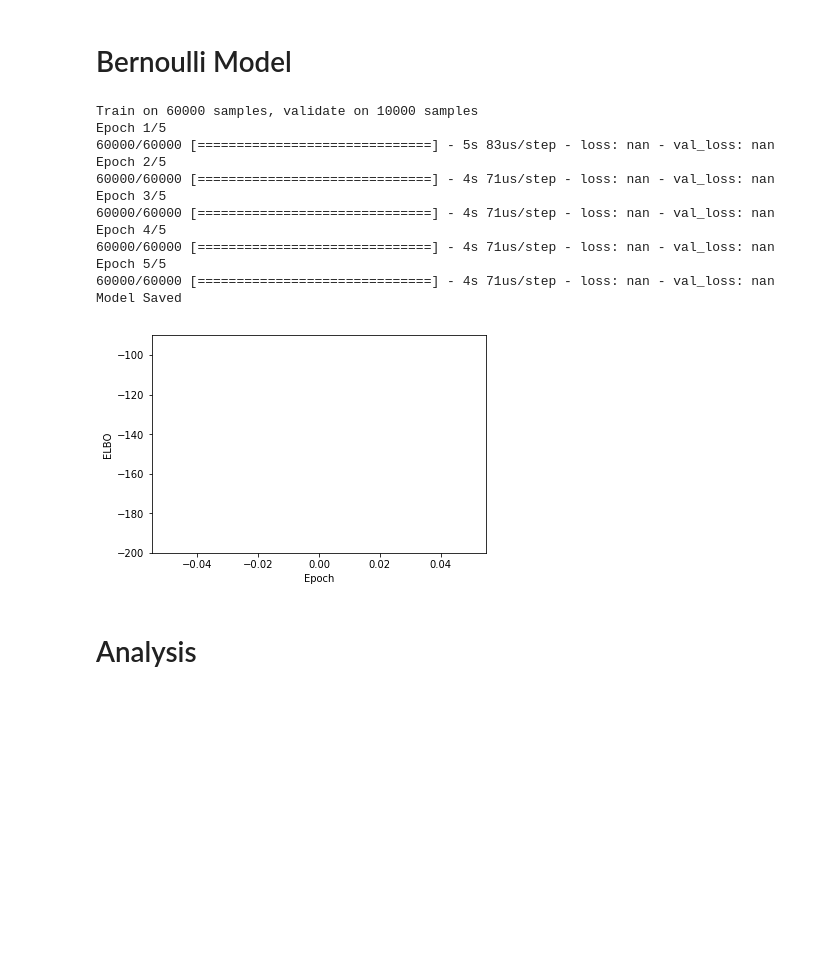
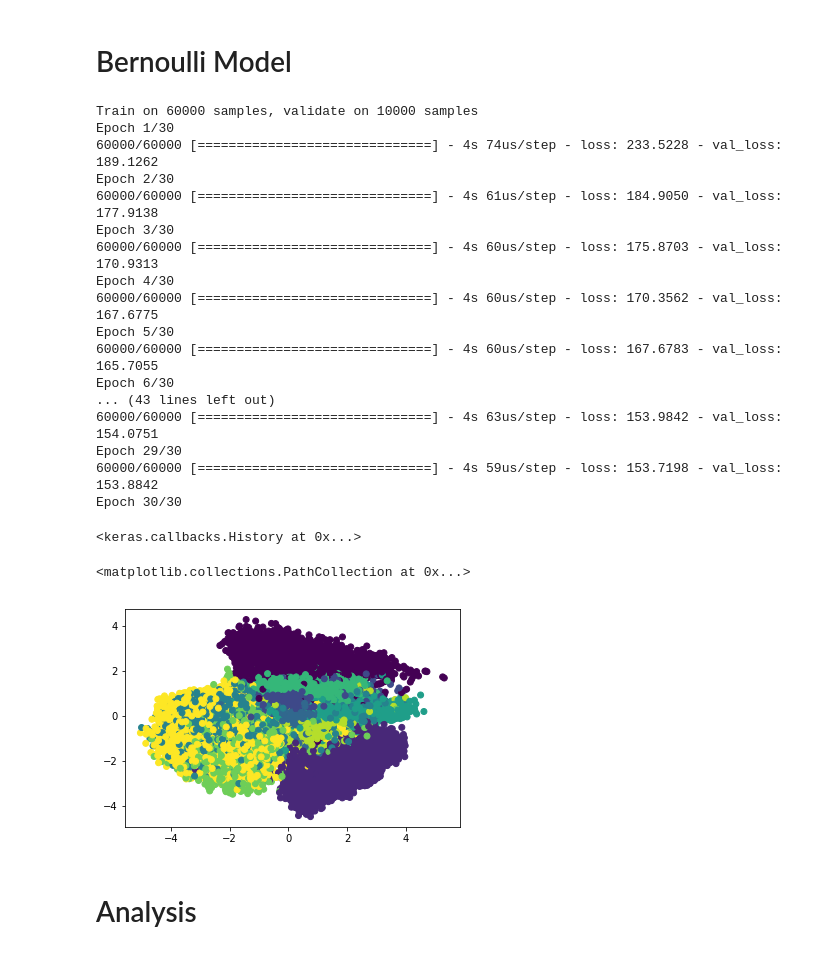
Before and after one commit to jasonrobwebster/2nd-order-vae, a Jupyter notebook: mnist_elbo.ipynb, the cells around one changed output. Saved outputs shown, nothing was run; the diff lists cells and outputs as text; code cells hidden in the pictures; blank space fills up the shorter version.

```diff
--- a/mnist_elbo.ipynb
+++ b/mnist_elbo.ipynb
@@ -100,7 +100,7 @@ class Sampler(Layer):
 # %% [markdown]
 # Bernoulli Model
 # %%
-latent_dim = 100
+latent_dim = 2
 hidden_dim = 200
 
 enc_model, (z_mean, log_z_var) = encoder_model(latent_dim, hidden_dim)
@@ -127,6 +127,7 @@ dec_path = './dec_model_%d_dim.weights' %latent_dim
 weights_path = './enc_dec_model_%d_dim.weights' %latent_dim
 loss_path = './training_loss_%d_dim.png' %latent_dim
 
+"""
 if not os.path.exists(weights_path):
     # training
     history = enc_dec_model.fit(
@@ -151,20 +152,39 @@ else:
     enc_model.load_weights(weights_path, by_name=True)
     enc_dec_model.load_weights(weights_path, by_name=True)
     print('Model Loaded')
+"""
+
+enc_dec_model.fit(
+        x=x_train, y=x_train,
+        batch_size=batch_size,
+        epochs=epochs,
+        validation_data=(x_test, x_test)
+)
 # %% [output]
 Train on 60000 samples, validate on 10000 samples
-Epoch 1/5
-60000/60000 [==============================] - 5s 83us/step - loss: nan - val_loss: nan
-Epoch 2/5
-60000/60000 [==============================] - 4s 71us/step - loss: nan - val_loss: nan
-Epoch 3/5
-60000/60000 [==============================] - 4s 71us/step - loss: nan - val_loss: nan
-Epoch 4/5
-60000/60000 [==============================] - 4s 71us/step - loss: nan - val_loss: nan
-Epoch 5/5
-60000/60000 [==============================] - 4s 71us/step - loss: nan - val_loss: nan
-Model Saved
+Epoch 1/30
+60000/60000 [==============================] - 4s 74us/step - loss: 233.5228 - val_loss: 189.1262
+Epoch 2/30
+60000/60000 [==============================] - 4s 61us/step - loss: 184.9050 - val_loss: 177.9138
+Epoch 3/30
+60000/60000 [==============================] - 4s 60us/step - loss: 175.8703 - val_loss: 170.9313
+Epoch 4/30
+60000/60000 [==============================] - 4s 60us/step - loss: 170.3562 - val_loss: 167.6775
+Epoch 5/30
+60000/60000 [==============================] - 4s 60us/step - loss: 167.6783 - val_loss: 165.7055
+Epoch 6/30
+... (43 lines left out)
+60000/60000 [==============================] - 4s 63us/step - loss: 153.9842 - val_loss: 154.0751
+Epoch 29/30
+60000/60000 [==============================] - 4s 59us/step - loss: 153.7198 - val_loss: 153.8842
+Epoch 30/30
-[figure, removed]
+<keras.callbacks.History at 0x...>
+# %%
+z_mean, log_z_var = enc_model.predict(x_train)
+scatter(z_mean[:, 0], z_mean[:, 1], c=y_train)
+# %% [output]
+<matplotlib.collections.PathCollection at 0x...>
+[figure, added]
 # %% [markdown]
 # Analysis
 # %% [markdown]
```
Also changed, not shown: 3 other files.
